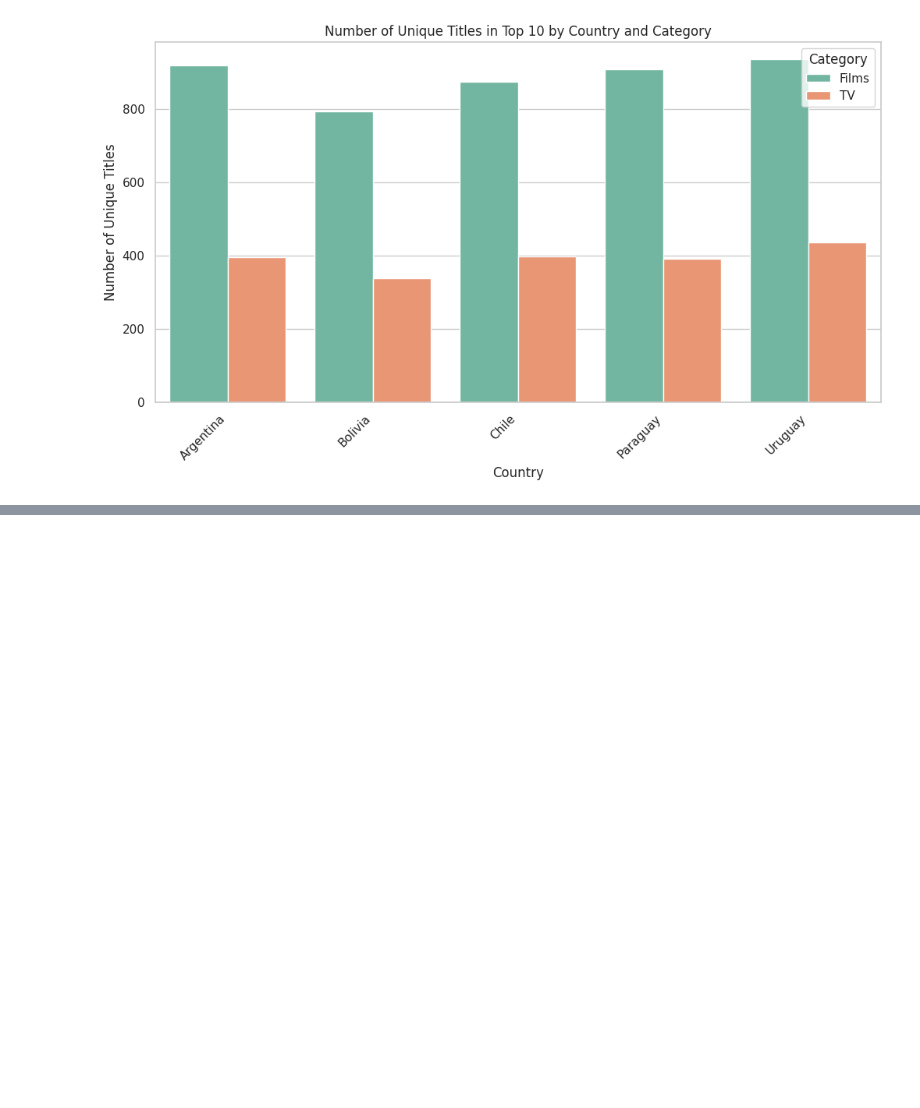
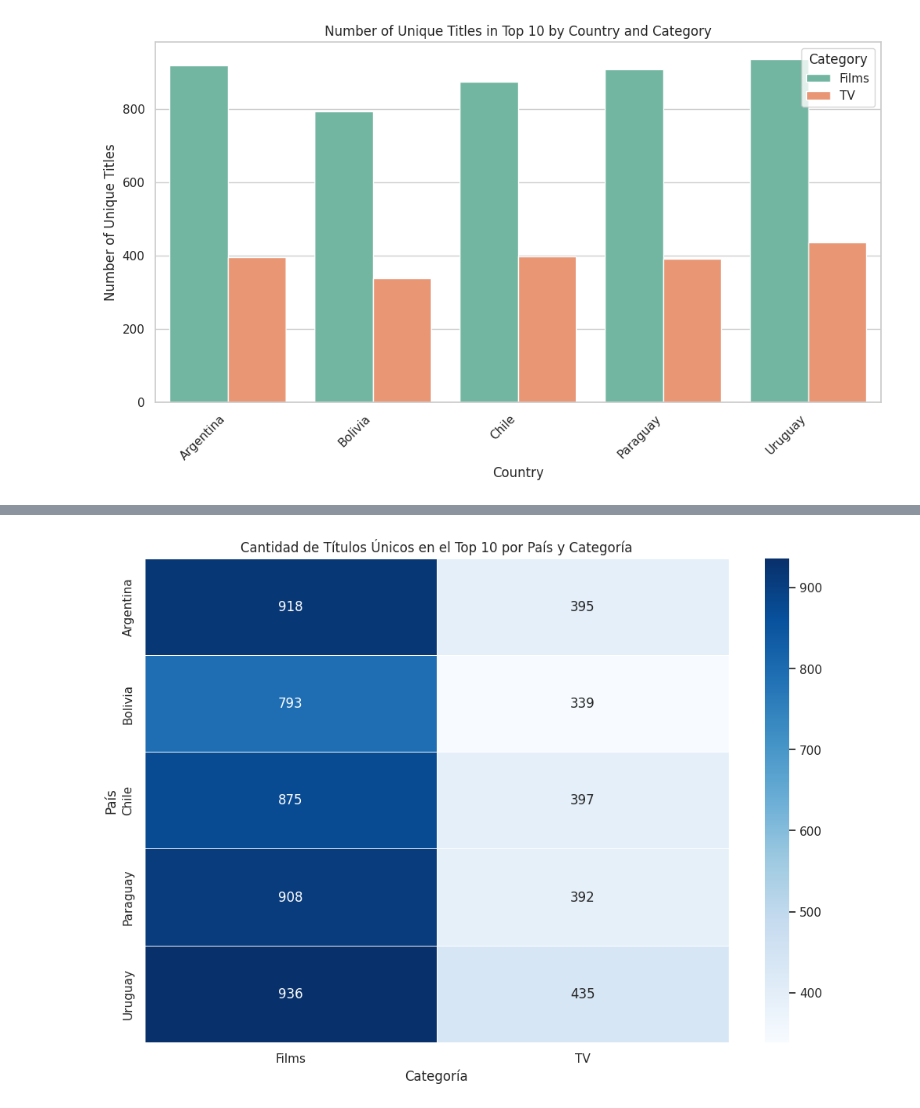
Before and after one commit to CristianAyala/infovis, a Jupyter notebook: TP_FINAL_AYALA_COCA_NETFLIX_ITBA_VISUALIZACION_DE_LA_INFORMACION_V2.ipynb, the cells around one changed output, grey strips where cells are left out. Saved outputs shown, nothing was run; the diff lists cells and outputs as text; code cells hidden in the pictures; blank space fills up the shorter version.

```diff
--- a/TP_FINAL_AYALA_COCA_NETFLIX_ITBA_VISUALIZACION_DE_LA_INFORMACION_V2.ipynb
+++ b/TP_FINAL_AYALA_COCA_NETFLIX_ITBA_VISUALIZACION_DE_LA_INFORMACION_V2.ipynb
@@ -273,0 +304,15 @@ plt.show()
+# %%
+#¿Cuáles son los países con mayor diversidad de contenido en el top 10 (cantidad de títulos únicos de diferentes categorías)?
+#Mapa de Calor (Heatmap): Puedes mostrar la diversidad de contenido en el top 10 para cada país usando un mapa de calor.
+
+# Crear un mapa de calor de títulos únicos por país y categoría
+unique_titles_heatmap = df.pivot_table(index='country_name', columns='category', values='show_title', aggfunc='nunique').fillna(0)
+
+plt.figure(figsize=(12, 8))
+sns.heatmap(unique_titles_heatmap, annot=True, cmap="Blues", linewidths=.5, fmt=".0f")
+plt.title('Cantidad de Títulos Únicos en el Top 10 por País y Categoría')
+plt.xlabel('Categoría')
+plt.ylabel('País')
+plt.show()
+# %% [output]
+[figure, added]
```
Also changed, not shown: parts of 7 cells of this notebook.
